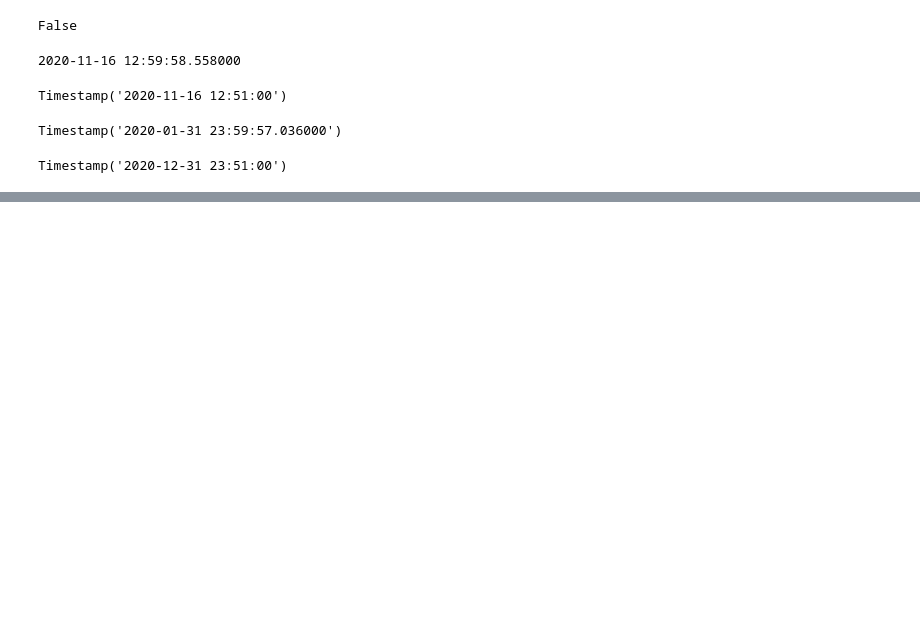
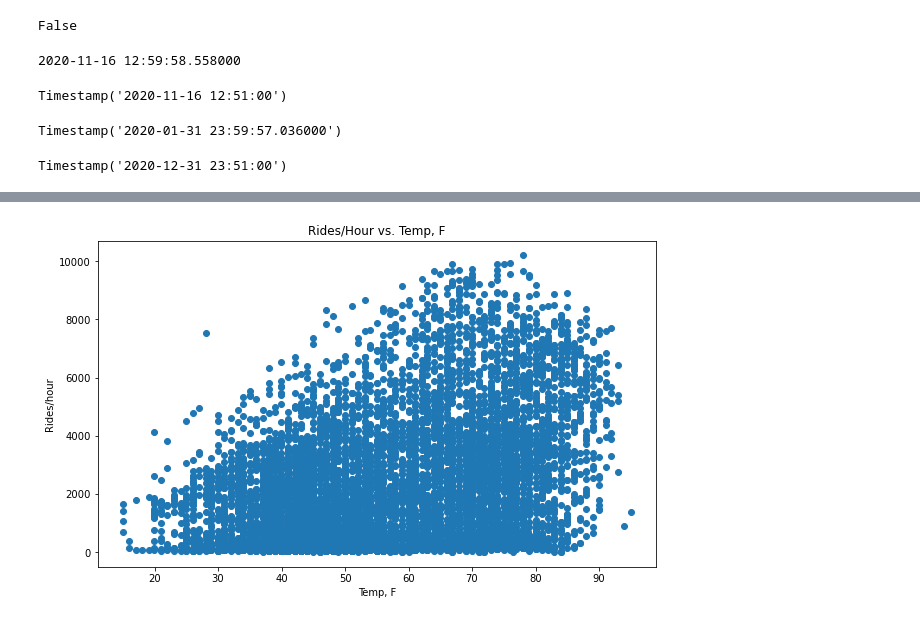
Before and after one commit to leckieje/fair_weather_cyclists, a Jupyter notebook: bike_weather_20.ipynb, the cells around one changed output, grey strips where cells are left out. Saved outputs shown, nothing was run; the diff lists cells and outputs as text; code cells hidden in the pictures; blank space fills up the shorter version.

```diff
--- a/bike_weather_20.ipynb
+++ b/bike_weather_20.ipynb
@@ -1014,0 +997,4 @@ ax.scatter(bike_weather_clean['Dew Point'])
+# %%
+chart_rides_cond(rides, temps, 'Temp, F')
+# %% [output]
+[figure, added]
```
Also changed, not shown: parts of 106 cells of this notebook.
